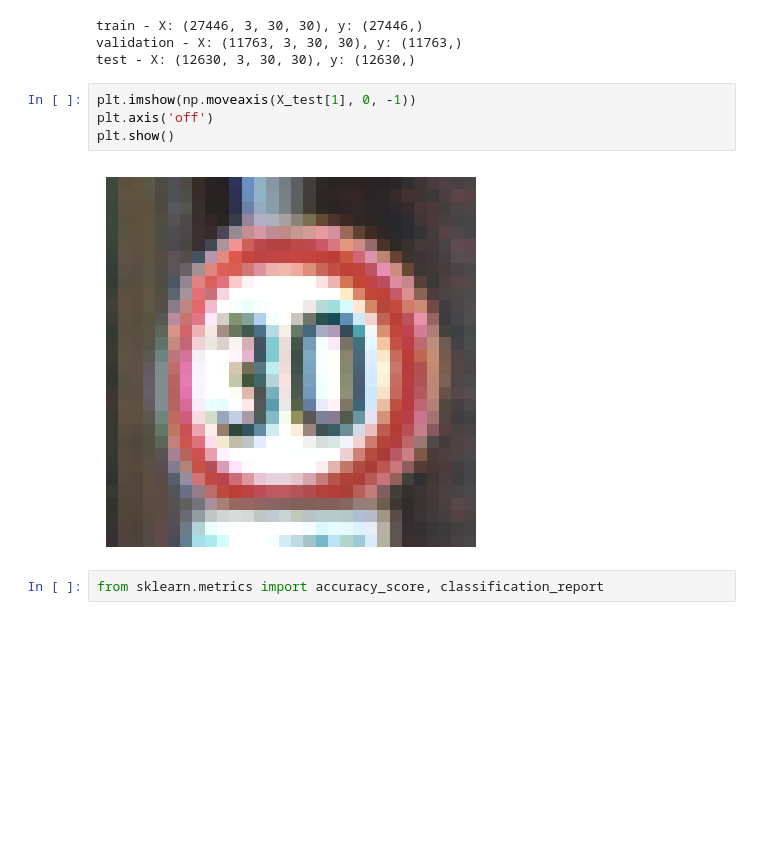
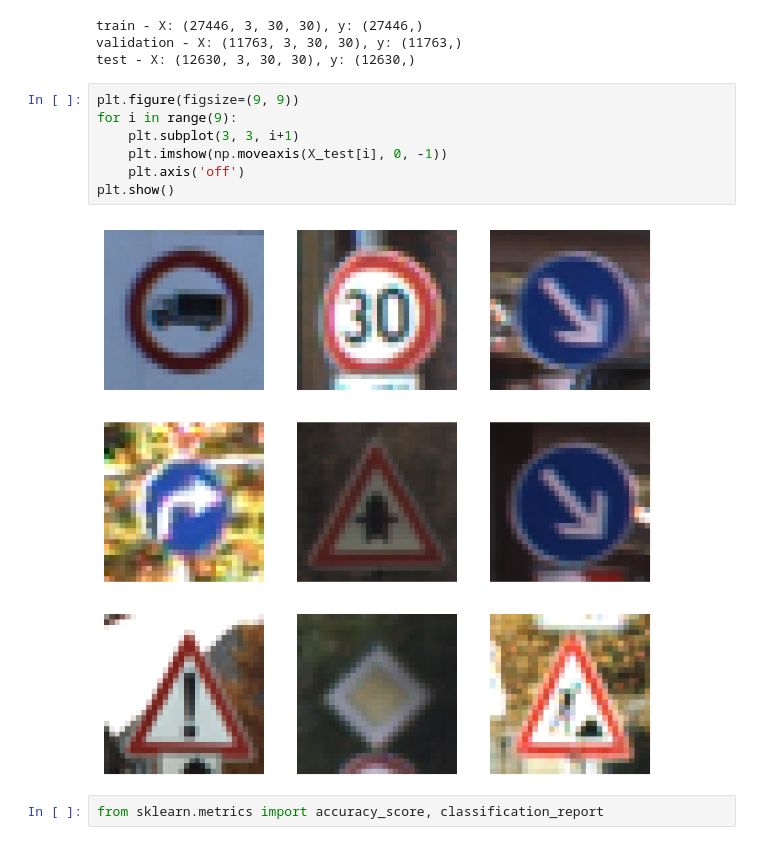
Before and after one commit to maslinnik/gtsrb, a Jupyter notebook: gtsrb.ipynb, the cells around one changed output. Drawn from its saved outputs; the diff is of its cells as text; blank space fills up the shorter version.

```diff
--- a/gtsrb.ipynb
+++ b/gtsrb.ipynb
@@ -110,11 +110,14 @@ train - X: (27446, 3, 30, 30), y: (27446,)
 validation - X: (11763, 3, 30, 30), y: (11763,)
 test - X: (12630, 3, 30, 30), y: (12630,)
 # %%
-plt.imshow(np.moveaxis(X_test[1], 0, -1))
-plt.axis('off')
+plt.figure(figsize=(9, 9))
+for i in range(9):
+    plt.subplot(3, 3, i+1)
+    plt.imshow(np.moveaxis(X_test[i], 0, -1))
+    plt.axis('off')
 plt.show()
 # %% [output]
-[figure, old version]
+[figure, new version]
 # %%
 from sklearn.metrics import accuracy_score, classification_report
 # %% [markdown]
```
Also changed, not shown: parts of 9 cells of this notebook, 1 other file.
